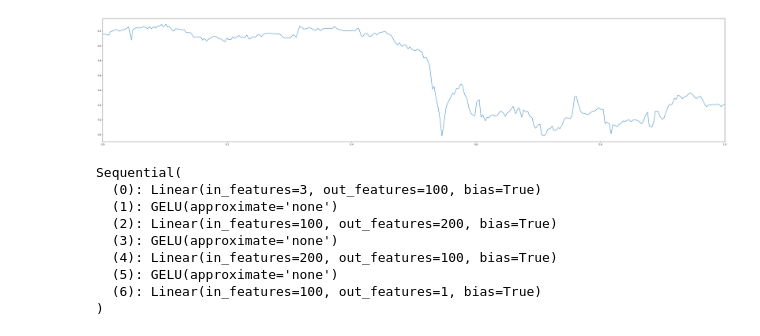
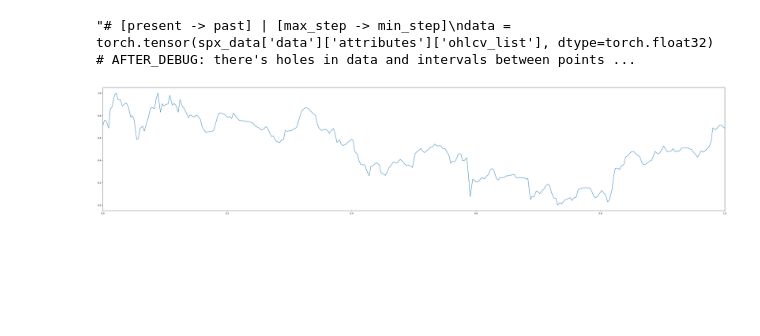
Before and after one commit to yarchickkk/approguru, a Jupyter notebook: play.ipynb, the cells around one changed output. Drawn from its saved outputs; the diff is of its cells as text; code cells hidden in the pictures; blank space fills up the shorter version.

```diff
--- a/play.ipynb
+++ b/play.ipynb
@@ -12,14 +13,24 @@ with open("data/pepe_data.json", "r") as file:
 
 with open("data/spx_data.json", "r") as file:
     spx_data = json.load(file)
+
+with open("data/mstr_data.json", "r") as file:
+    mstr_data = json.load(file)
 # %%
-# [present -> past] | [max_step -> min_step]
-data = torch.tensor(trump_data['data']['attributes']['ohlcv_list'], dtype=torch.float32)  # AFTER_DEBUG: there's holes in data and intervals between points aren't the same!
+"""# [present -> past] | [max_step -> min_step]
+data = torch.tensor(spx_data['data']['attributes']['ohlcv_list'], dtype=torch.float32)  # AFTER_DEBUG: there's holes in data and intervals between points aren't the same!
 # [past -> present] | [min_step -> max_step]
 data = torch.flip(data, dims=[0])
 
-X = data[:, 0]  # timesteps as inputs
+X = data[:, 0]  # timestamps as inputs
 Y = data[:, 4]  # close values as targets
-# min-max normalization
+
+# min-max X normalization
 min_step, max_step = X[0].item(), X[-1].item()  # AFTER_DEBUG: perhaps trying Z-Score
 Xn = (X - min_step) / (max_step - min_step)
+
+# min-max Y normalization
+min_tgt, max_tgt = Y.min(), Y.max()
+Yn = (Y - min_tgt) / (max_tgt - min_tgt)  # AFTER_DEBUG: after subtracting min value from each element, actual onae becomes zero, and it can lead to infinities when calculating fall ratios!"""
+# %% [output]
+"# [present -> past] | [max_step -> min_step]\ndata = torch.tensor(spx_data['data']['attributes']['ohlcv_list'], dtype=torch.float32)  # AFTER_DEBUG: there's holes in data and intervals between points ...
@@ -26,7 +119,9 @@ Xn = (X - min_step) / (max_step - min_step)
+# %%
+X, Y, Xn, Yn = preprocess_data(mstr_data, epsilon=0.0)
 # %%
 # Approximated function
 plt.figure(figsize=(50, 10))
-plt.plot(Xn, Y)
+plt.plot(Xn, Yn)
 plt.margins(x=0);
 # %% [output]
-[figure, old version]
+[figure, new version]
@@ -59,16 +127,0 @@ class MLP(nn.Module):
-# %%
-input_size = 3
-hidden_neurons = [100, 200, 100]
-model = MLP(input_size, hidden_neurons)
-for layer in model.children():
-    print(layer)
-# %% [output]
-Sequential(
-  (0): Linear(in_features=3, out_features=100, bias=True)
-  (1): GELU(approximate='none')
-  (2): Linear(in_features=100, out_features=200, bias=True)
-  (3): GELU(approximate='none')
-  (4): Linear(in_features=200, out_features=100, bias=True)
-  (5): GELU(approximate='none')
-  (6): Linear(in_features=100, out_features=1, bias=True)
-)
```
Also changed, not shown: parts of 12 cells of this notebook, 5 other files.
